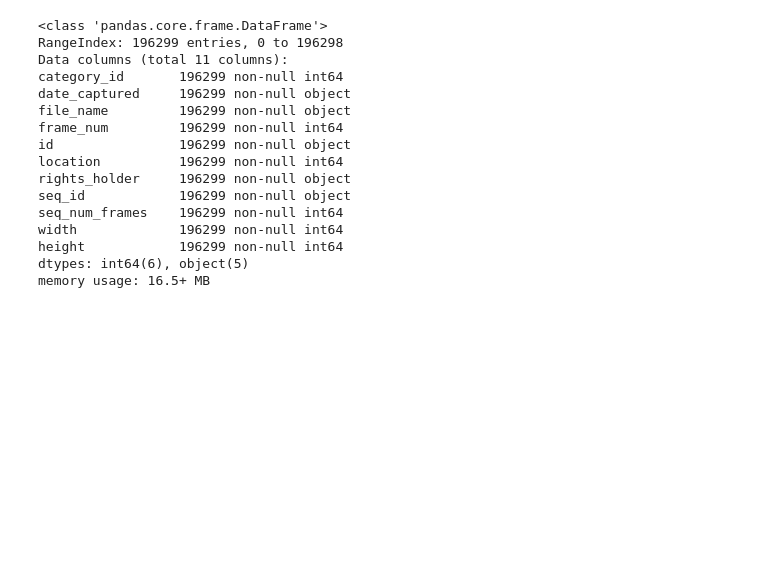
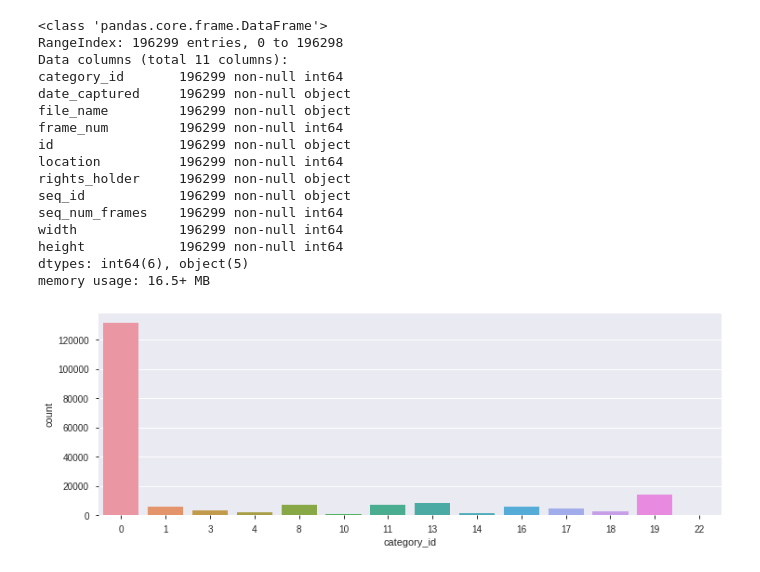
Before and after one commit to mjurkus/ai_bootcamp_9_iWildCam, a Jupyter notebook: iWildCamp.ipynb, the cells around one changed output. Saved outputs shown, nothing was run; the diff lists cells and outputs as text; code cells hidden in the pictures; blank space fills up the shorter version.

```diff
--- a/iWildCamp.ipynb
+++ b/iWildCamp.ipynb
@@ -84,3 +70,8 @@ width             196299 non-null int64
 height            196299 non-null int64
 dtypes: int64(6), object(5)
 memory usage: 16.5+ MB
+# %%
+plt.figure(figsize=(12,4))
+sns.countplot(x='category_id', data=df);
+# %% [output]
+[figure, added]
```
Also changed, not shown: parts of 18 cells of this notebook, 3 other files.
